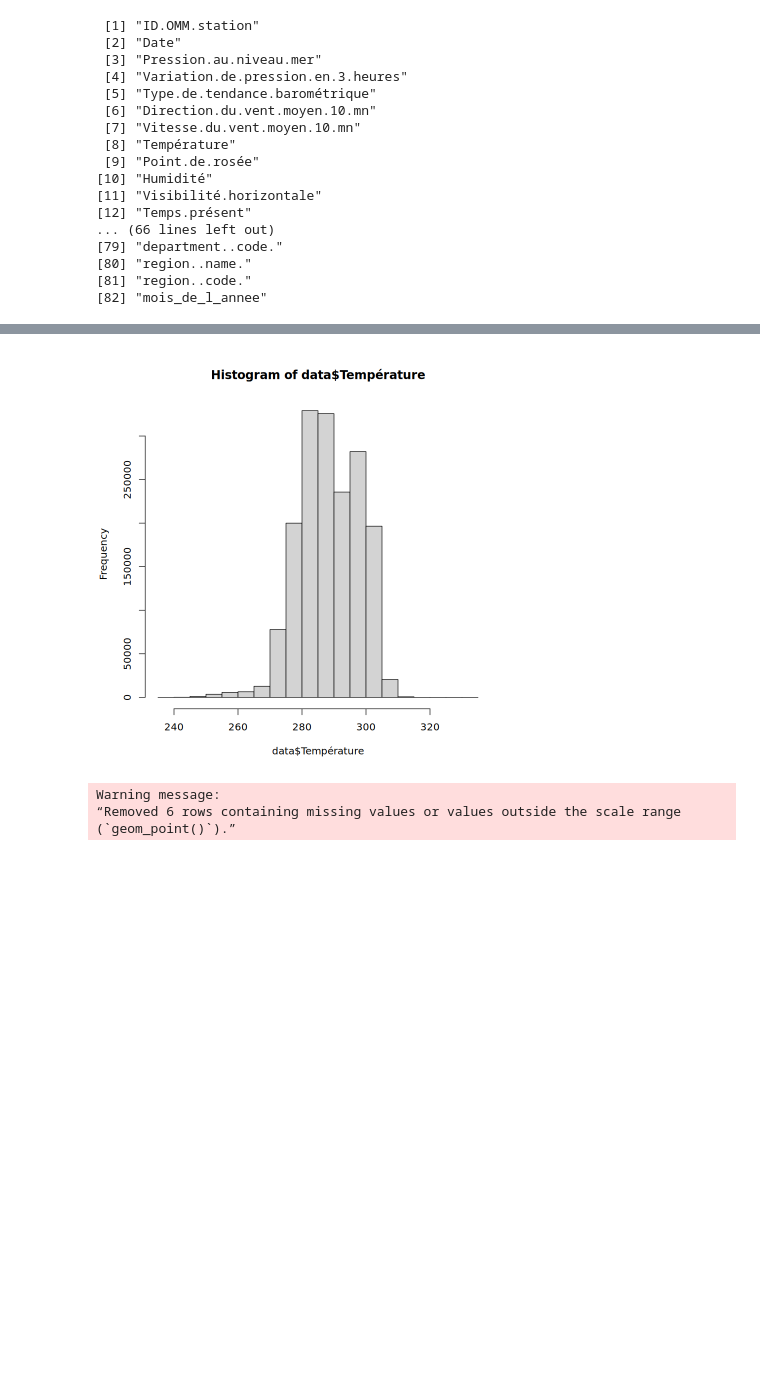
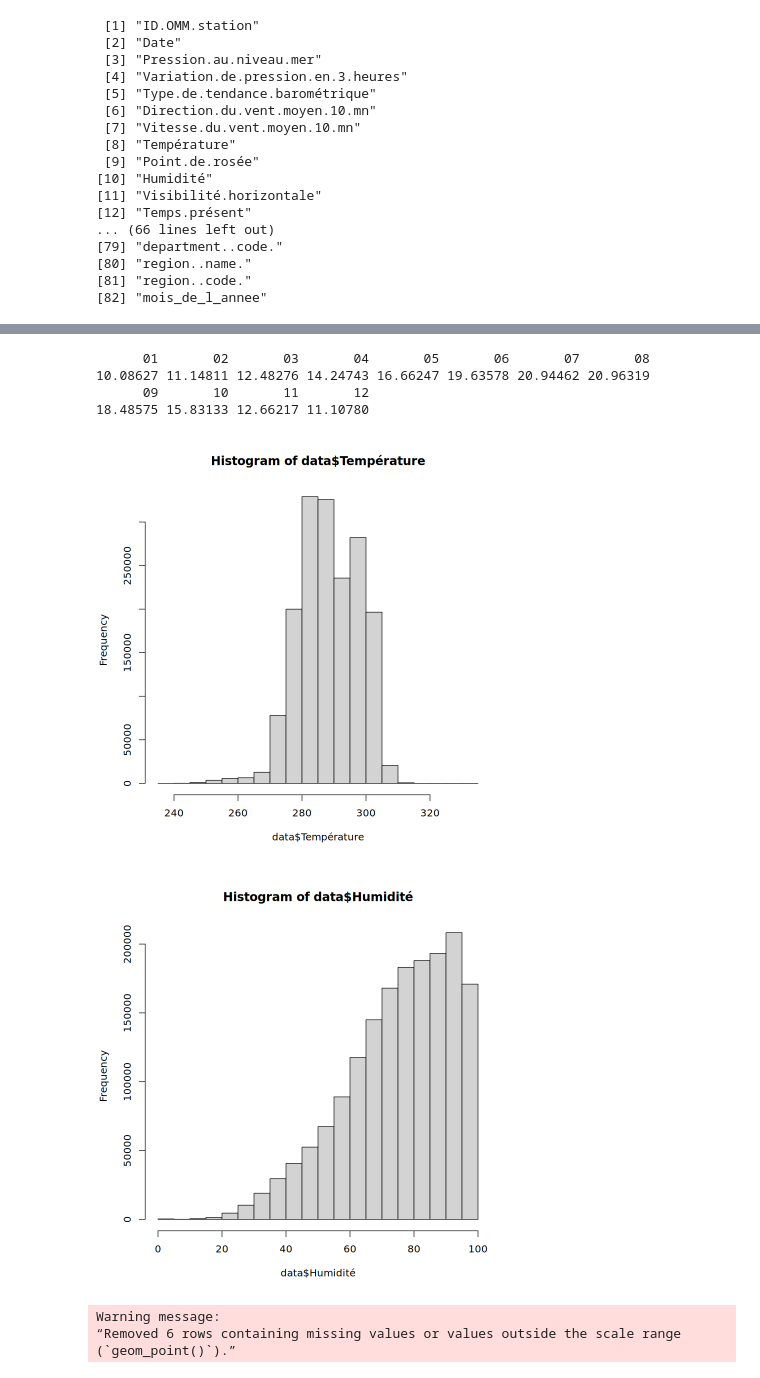
Before and after one commit to alextonon/BE_R, a Jupyter notebook: projet_statistics.ipynb, the cells around one changed output, grey strips where cells are left out. Drawn from its saved outputs; the diff is of its cells as text; code cells hidden in the pictures; blank space fills up the shorter version.

```diff
--- a/projet_statistics.ipynb
+++ b/projet_statistics.ipynb
@@ -69,8 +201,18 @@ length(unique(data$Coordonnees))
+# %%
+jour <- format(as.Date(data$Date), "%m-%d")
+tapply(data$`Température...C.`, jour, mean, na.rm = TRUE)
+# %% [output]
+      01       02       03       04       05       06       07       08
+10.08627 11.14811 12.48276 14.24743 16.66247 19.63578 20.94462 20.96319
+      09       10       11       12
+18.48575 15.83133 12.66217 11.10780
 # %%
 par(bg = "white") # Définit le fond blanc pour le graphique
 hist(data$`Température`)
+hist(data$`Humidité`)
 # %% [output]
 [figure]
+[figure, added]
 # %%
 data_calvados <- data %>%
   filter(data$department..name. == "Calvados")
```
Also changed, not shown: parts of 16 cells of this notebook, 1 other file.
